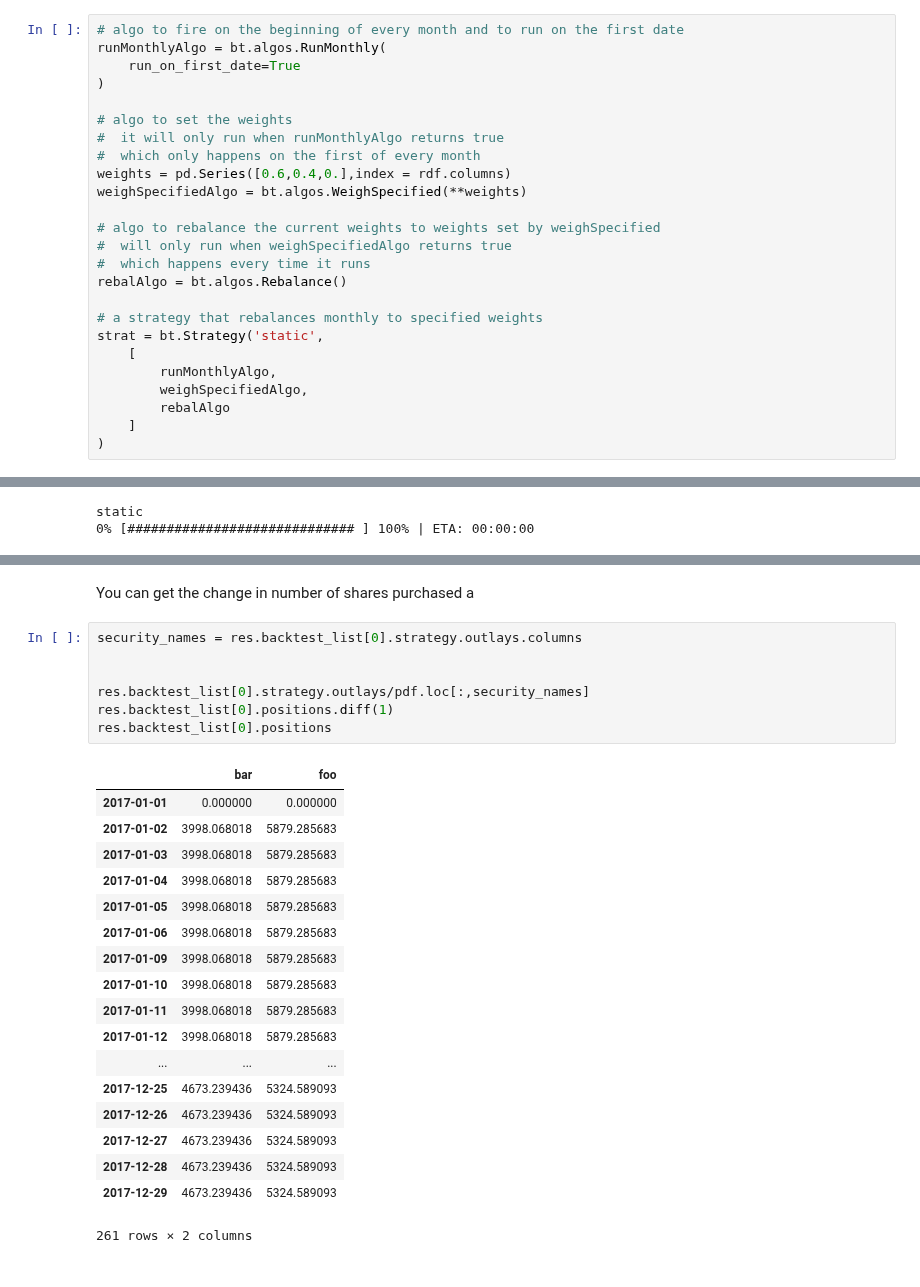
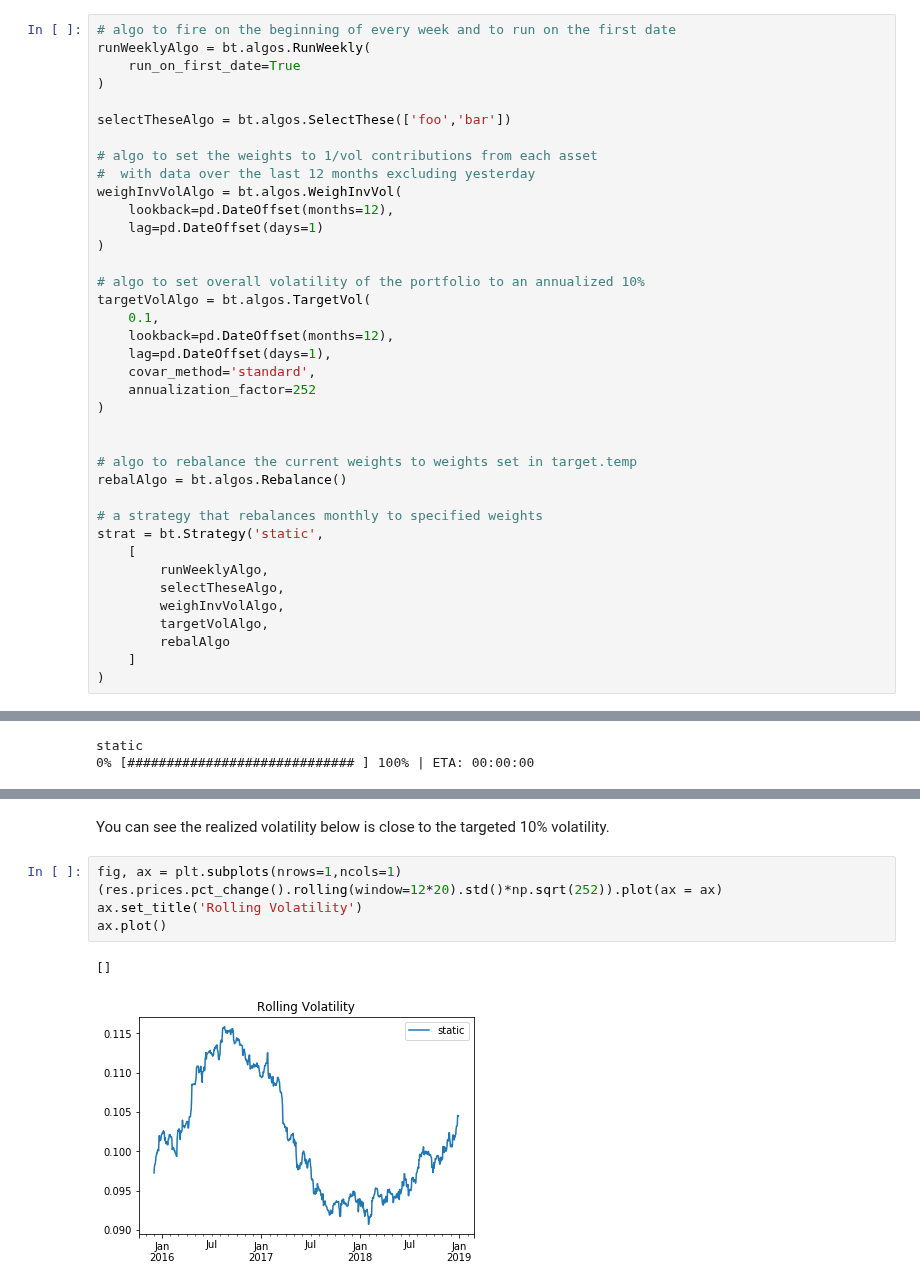
Before and after one commit to pmorissette/bt, a Jupyter notebook: examples/Target_Volatility.ipynb, the cells around one changed output, grey strips where cells are left out. Saved outputs shown, nothing was run; the diff lists cells and outputs as text.

Commit message:
Fixed 2 other bugs in TargetVolatility

```diff
--- a/examples/Target_Volatility.ipynb
+++ b/examples/Target_Volatility.ipynb
@@ -32,27 +38,40 @@ pdf.plot()
 # %% [markdown]
 ### Build Strategy
 # %%
-# algo to fire on the beginning of every month and to run on the first date
-runMonthlyAlgo = bt.algos.RunMonthly(
+# algo to fire on the beginning of every week and to run on the first date
+runWeeklyAlgo = bt.algos.RunWeekly(
     run_on_first_date=True
 )
 
-# algo to set the weights
-#  it will only run when runMonthlyAlgo returns true
-#  which only happens on the first of every month
-weights = pd.Series([0.6,0.4,0.],index = rdf.columns)
-weighSpecifiedAlgo = bt.algos.WeighSpecified(**weights)
+selectTheseAlgo = bt.algos.SelectThese(['foo','bar'])
 
-# algo to rebalance the current weights to weights set by weighSpecified
-#  will only run when weighSpecifiedAlgo returns true
-#  which happens every time it runs
+# algo to set the weights to 1/vol contributions from each asset
+#  with data over the last 12 months excluding yesterday
+weighInvVolAlgo = bt.algos.WeighInvVol(
+    lookback=pd.DateOffset(months=12),
+    lag=pd.DateOffset(days=1)
+)
+
+# algo to set overall volatility of the portfolio to an annualized 10%
+targetVolAlgo = bt.algos.TargetVol(
+    0.1,
+    lookback=pd.DateOffset(months=12),
+    lag=pd.DateOffset(days=1),
+    covar_method='standard',
+    annualization_factor=252
+)
+
+
+# algo to rebalance the current weights to weights set in target.temp
 rebalAlgo = bt.algos.Rebalance()
 
 # a strategy that rebalances monthly to specified weights
 strat = bt.Strategy('static',
     [
-        runMonthlyAlgo,
-        weighSpecifiedAlgo,
+        runWeeklyAlgo,
+        selectTheseAlgo,
+        weighInvVolAlgo,
+        targetVolAlgo,
         rebalAlgo
     ]
 )
@@ -126,28 +94,10 @@ res.backtest_list[0].strategy.outlays.plot()
-# %% [markdown]
-You can get the change in number of shares purchased a
-# %%
-security_names = res.backtest_list[0].strategy.outlays.columns
-
-
-res.backtest_list[0].strategy.outlays/pdf.loc[:,security_names]
-res.backtest_list[0].positions.diff(1)
-res.backtest_list[0].positions
-# %% [output]
-|  | bar | foo |
-| 2017-01-01 | 0.000000 | 0.000000 |
-| 2017-01-02 | 3998.068018 | 5879.285683 |
-| 2017-01-03 | 3998.068018 | 5879.285683 |
-| 2017-01-04 | 3998.068018 | 5879.285683 |
-| 2017-01-05 | 3998.068018 | 5879.285683 |
-| 2017-01-06 | 3998.068018 | 5879.285683 |
-| 2017-01-09 | 3998.068018 | 5879.285683 |
-| 2017-01-10 | 3998.068018 | 5879.285683 |
-| 2017-01-11 | 3998.068018 | 5879.285683 |
-| 2017-01-12 | 3998.068018 | 5879.285683 |
-| ... | ... | ... |
-| 2017-12-25 | 4673.239436 | 5324.589093 |
-| 2017-12-26 | 4673.239436 | 5324.589093 |
-| 2017-12-27 | 4673.239436 | 5324.589093 |
-| 2017-12-28 | 4673.239436 | 5324.589093 |
-| 2017-12-29 | 4673.239436 | 5324.589093 |
-261 rows × 2 columns
+# %% [markdown]
+You can see the realized volatility below is close to the targeted 10% volatility.
+# %%
+fig, ax = plt.subplots(nrows=1,ncols=1)
+(res.prices.pct_change().rolling(window=12*20).std()*np.sqrt(252)).plot(ax = ax)
+ax.set_title('Rolling Volatility')
+ax.plot()
+# %% [output]
+[]
+[figure, added]
```
Also changed, not shown: parts of 14 cells of this notebook, 2 other files.
